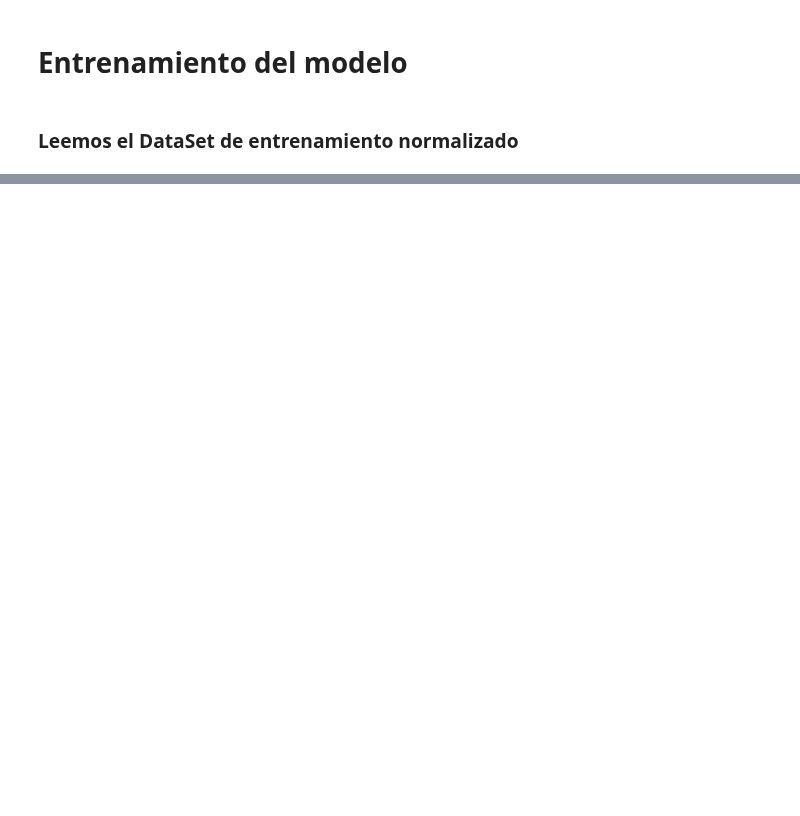
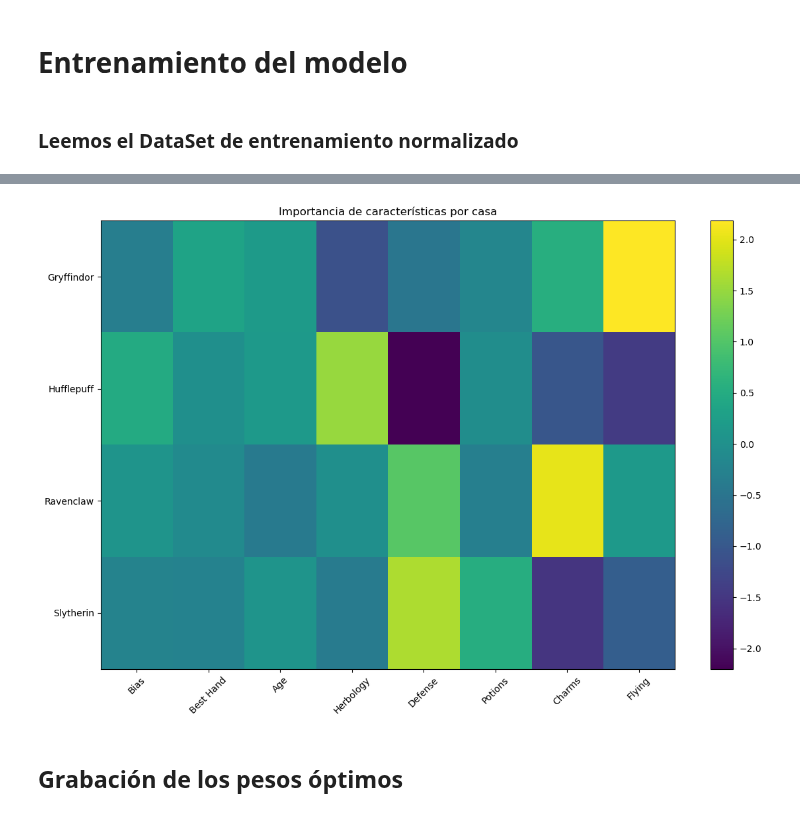
Before and after one commit to financieras/ai, a Jupyter notebook: logistic_regression/notebooks/logreg_train.ipynb, the cells around one changed output, grey strips where cells are left out. Saved outputs shown, nothing was run; the diff lists cells and outputs as text; code cells hidden in the pictures; blank space fills up the shorter version.

```diff
--- a/logistic_regression/notebooks/logreg_train.ipynb
+++ b/logistic_regression/notebooks/logreg_train.ipynb
@@ -102,0 +286,17 @@ Weights saved to ../output/model_weights.json
+# %%
+# Visualizar pesos para cada característica
+feature_names = ['Bias', 'Best Hand', 'Age', 'Herbology', 'Defense', 'Potions', 'Charms', 'Flying']
+house_names = ['Gryffindor', 'Hufflepuff', 'Ravenclaw', 'Slytherin']
+
+plt.figure(figsize=(12, 8))
+plt.imshow(W_optimal.T, aspect='auto')
+plt.colorbar()
+plt.xticks(range(len(feature_names)), feature_names, rotation=45)
+plt.yticks(range(len(house_names)), house_names)
+plt.title('Importancia de características por casa')
+plt.tight_layout()
+plt.show()
+# %% [output]
+[figure, added]
+# %% [markdown]
+## Grabación de los pesos óptimos
```
Also changed, not shown: parts of 26 cells of this notebook, 7 other files.
